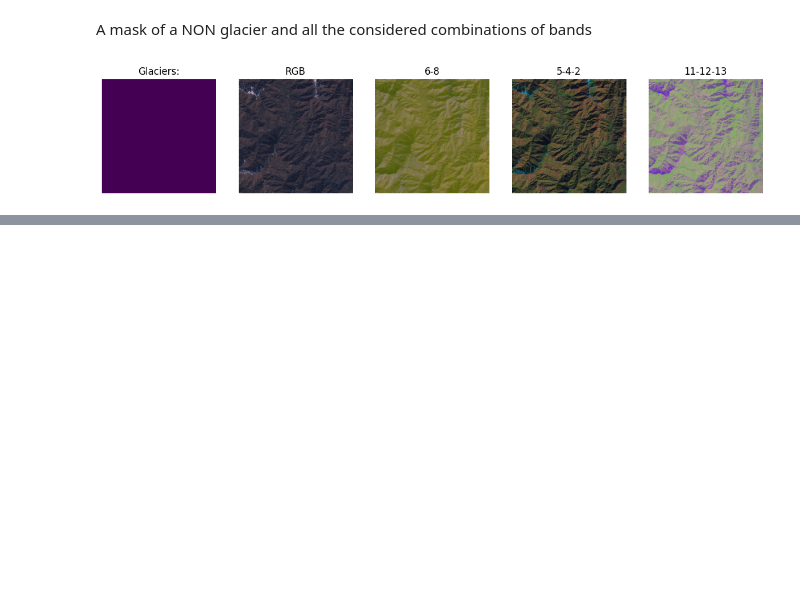
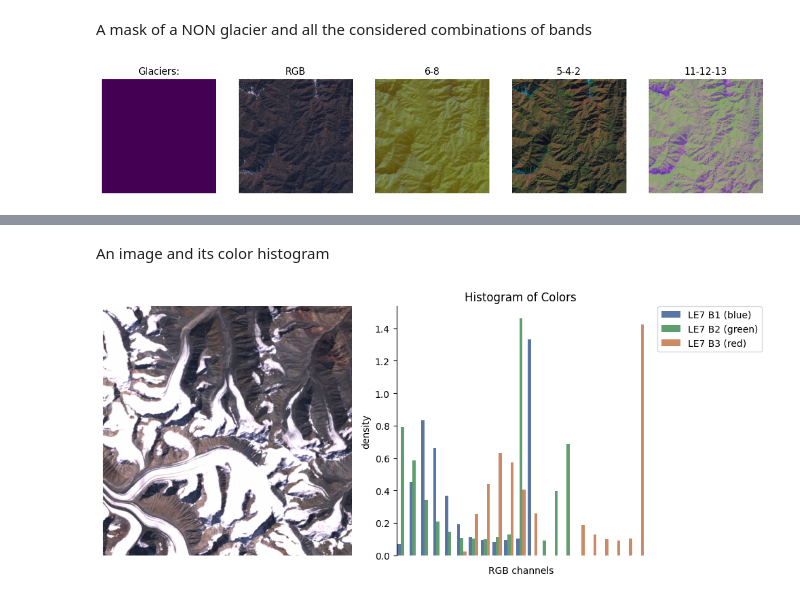
Before and after one commit to jonasbarth/fds-2022-final-project, a Jupyter notebook: Visualizations.ipynb, the cells around one changed output, grey strips where cells are left out. Drawn from its saved outputs; the diff is of its cells as text; code cells hidden in the pictures; blank space fills up the shorter version.

```diff
--- a/Visualizations.ipynb
+++ b/Visualizations.ipynb
@@ -66,0 +57,6 @@ show_hist(glac, glac_hist, channel=5)
+# %% [markdown]
+An image and its color histogram
+# %%
+show_img_hist(glac, glac_hist)
+# %% [output]
+[figure, added]
```
Also changed, not shown: parts of 9 cells of this notebook.
